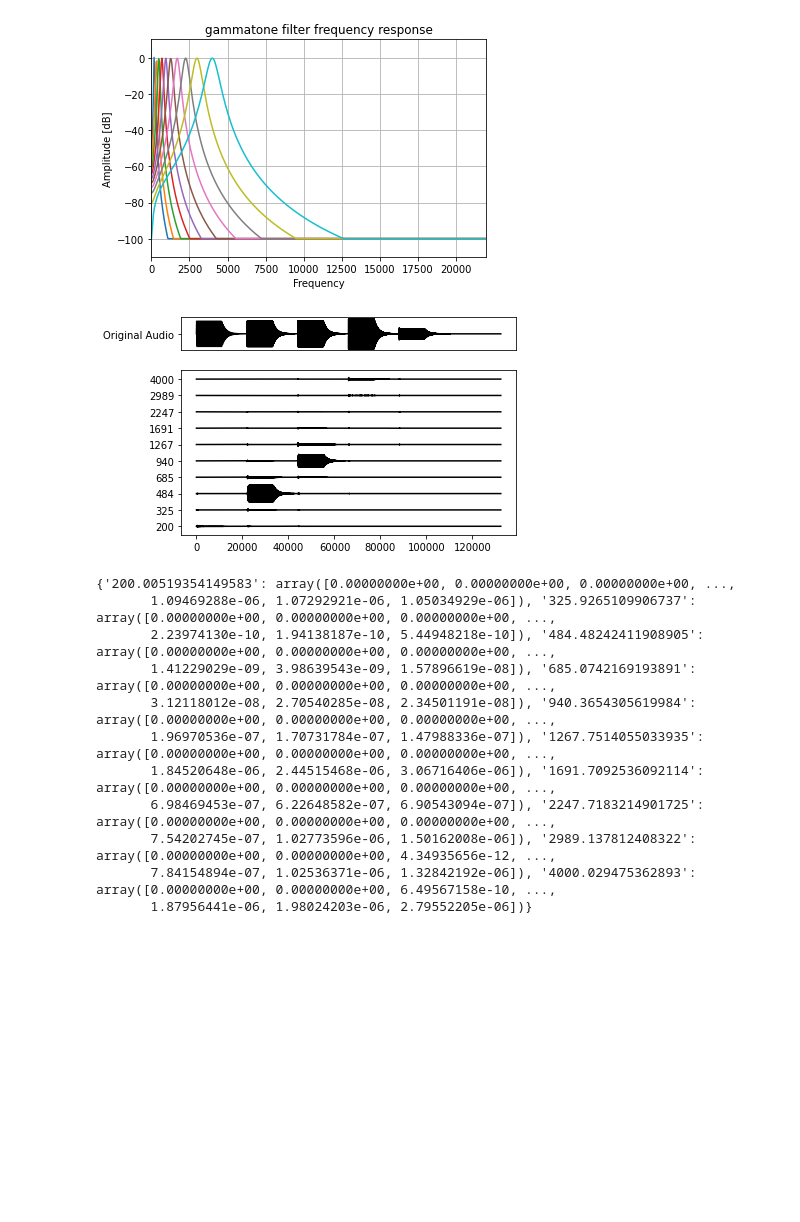
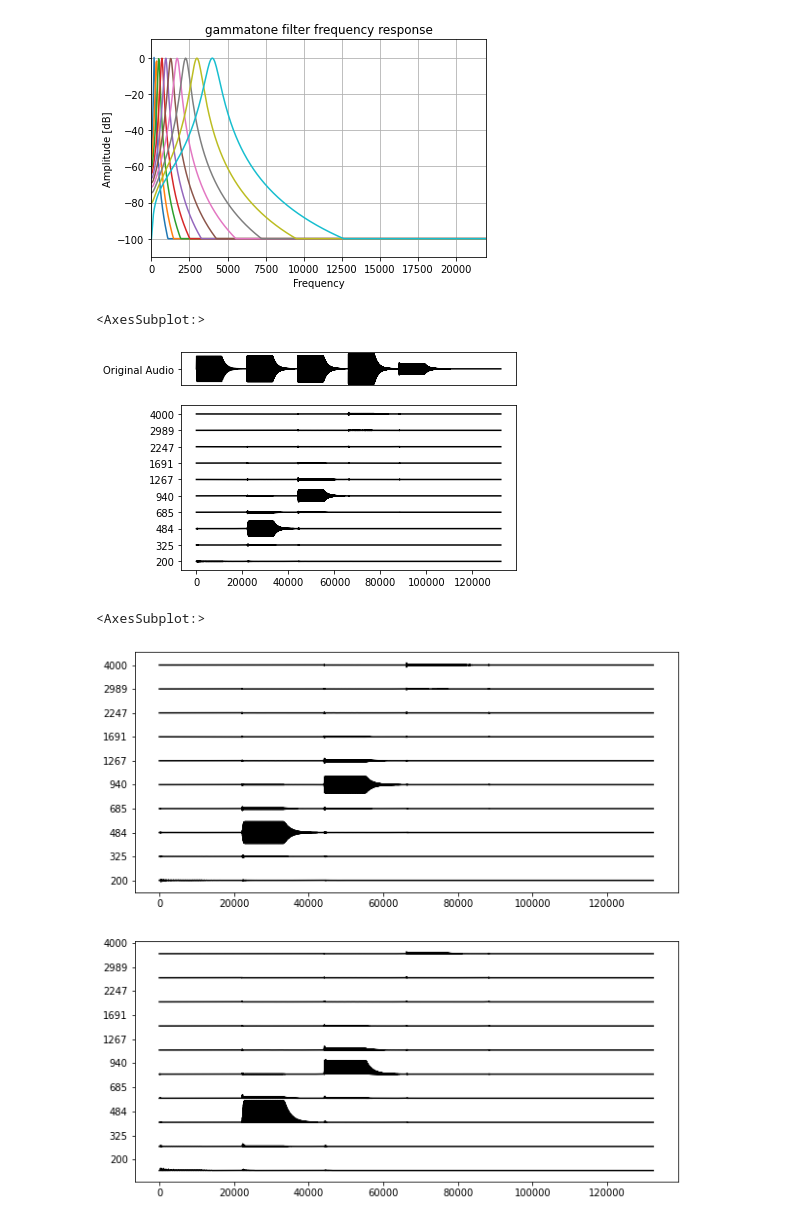
Before and after one commit to rnatarajan98/Cochlea_Modelling, a Jupyter notebook: main.ipynb, the cells around one changed output. Drawn from its saved outputs; the diff is of its cells as text; code cells hidden in the pictures; blank space fills up the shorter version.

Commit message:
Reworked plotting functions

```diff
--- a/main.ipynb
+++ b/main.ipynb
@@ -109,8 +109,9 @@ ax_audio.set_yticks([0])
 ax_audio.set_yticklabels(['Original Audio'])
 
 ax_bm = plt.subplot(gs[1])
-model.plot_signal('signal_bm', ax_bm)
+model.plot_bm(ax_bm)
 # %% [output]
+<AxesSubplot:>
 [figure]
 # %%
 # Filter each band using IHC lowpass and half wave rectification (IHC stage 2)
@@ -119,18 +121,3 @@ model.ihc['filter'].add_halfwave()
 model.ihc['filter'].add_lowpass(samplerate)
 
 model.filter_ihc()
-# %%
-signals_bm = model.get_signals_bm()
-signals_ihc = model.get_signals_ihc()
-# %% [output]
-{'200.00519354149583': array([0.00000000e+00, 0.00000000e+00, 0.00000000e+00, ...,
-       1.09469288e-06, 1.07292921e-06, 1.05034929e-06]), '325.9265109906737': array([0.00000000e+00, 0.00000000e+00, 0.00000000e+00, ...,
-       2.23974130e-10, 1.94138187e-10, 5.44948218e-10]), '484.48242411908905': array([0.00000000e+00, 0.00000000e+00, 0.00000000e+00, ...,
-       1.41229029e-09, 3.98639543e-09, 1.57896619e-08]), '685.0742169193891': array([0.00000000e+00, 0.00000000e+00, 0.00000000e+00, ...,
-       3.12118012e-08, 2.70540285e-08, 2.34501191e-08]), '940.3654305619984': array([0.00000000e+00, 0.00000000e+00, 0.00000000e+00, ...,
-       1.96970536e-07, 1.70731784e-07, 1.47988336e-07]), '1267.7514055033935': array([0.00000000e+00, 0.00000000e+00, 0.00000000e+00, ...,
-       1.84520648e-06, 2.44515468e-06, 3.06716406e-06]), '1691.7092536092114': array([0.00000000e+00, 0.00000000e+00, 0.00000000e+00, ...,
-       6.98469453e-07, 6.22648582e-07, 6.90543094e-07]), '2247.7183214901725': array([0.00000000e+00, 0.00000000e+00, 0.00000000e+00, ...,
-       7.54202745e-07, 1.02773596e-06, 1.50162008e-06]), '2989.137812408322': array([0.00000000e+00, 0.00000000e+00, 4.34935656e-12, ...,
-       7.84154894e-07, 1.02536371e-06, 1.32842192e-06]), '4000.029475362893': array([0.00000000e+00, 0.00000000e+00, 6.49567158e-10, ...,
-       1.87956441e-06, 1.98024203e-06, 2.79552205e-06])}
@@ -136,0 +127,10 @@ signals_ihc = model.get_signals_ihc()
+# %%
+plt.figure(figsize=(10, 10))
+gs = gridspec.GridSpec(2, 1,height_ratios=[nfilt,nfilt])
+ax_bm = plt.subplot(gs[0])
+model.plot_bm(ax_bm)
+ax_ihc = plt.subplot(gs[1])
+model.plot_ihc(ax_ihc)
+# %% [output]
+<AxesSubplot:>
+[figure, added]
```
Also changed, not shown: parts of 2 cells of this notebook, 2 other files.
